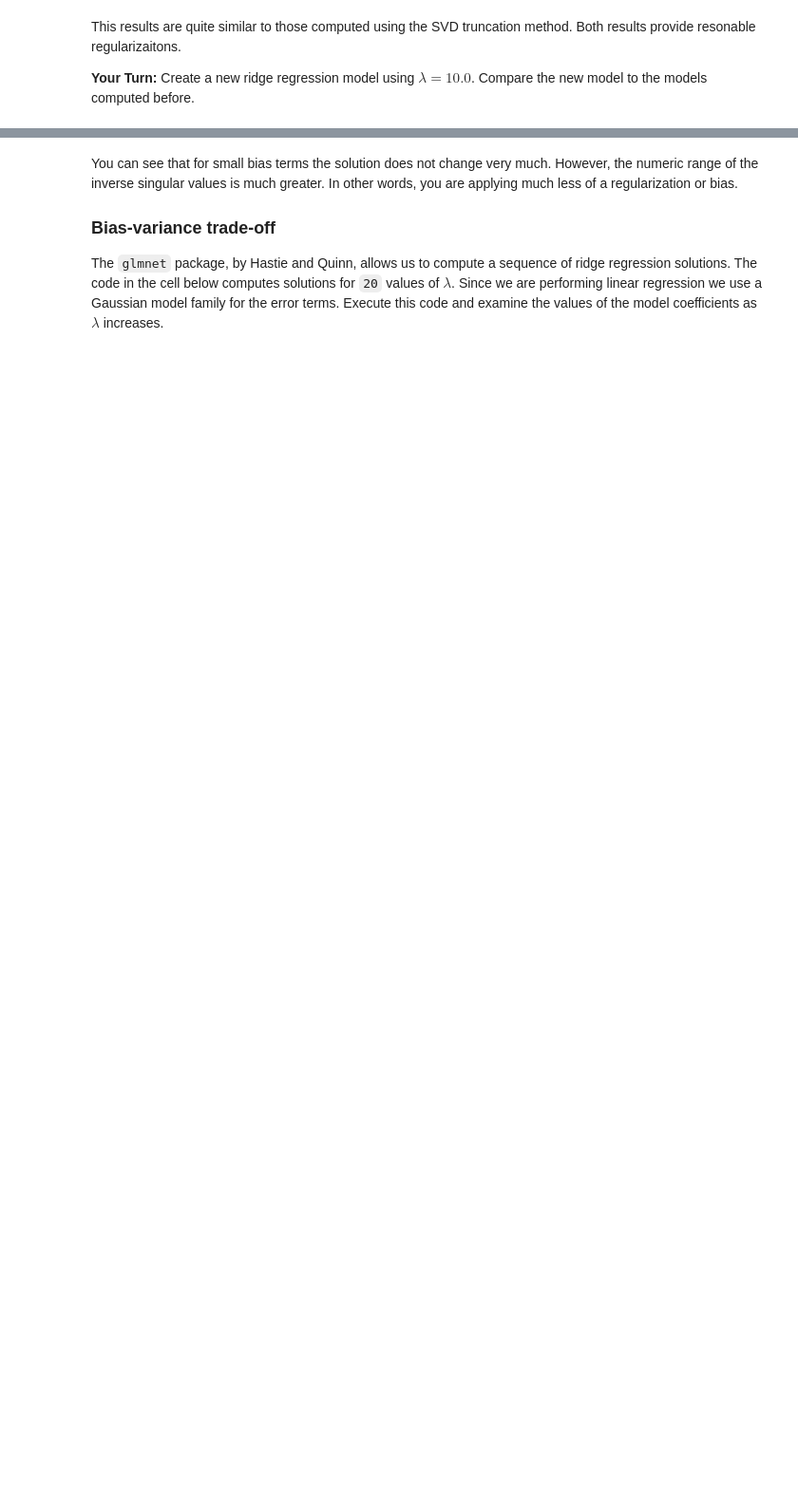
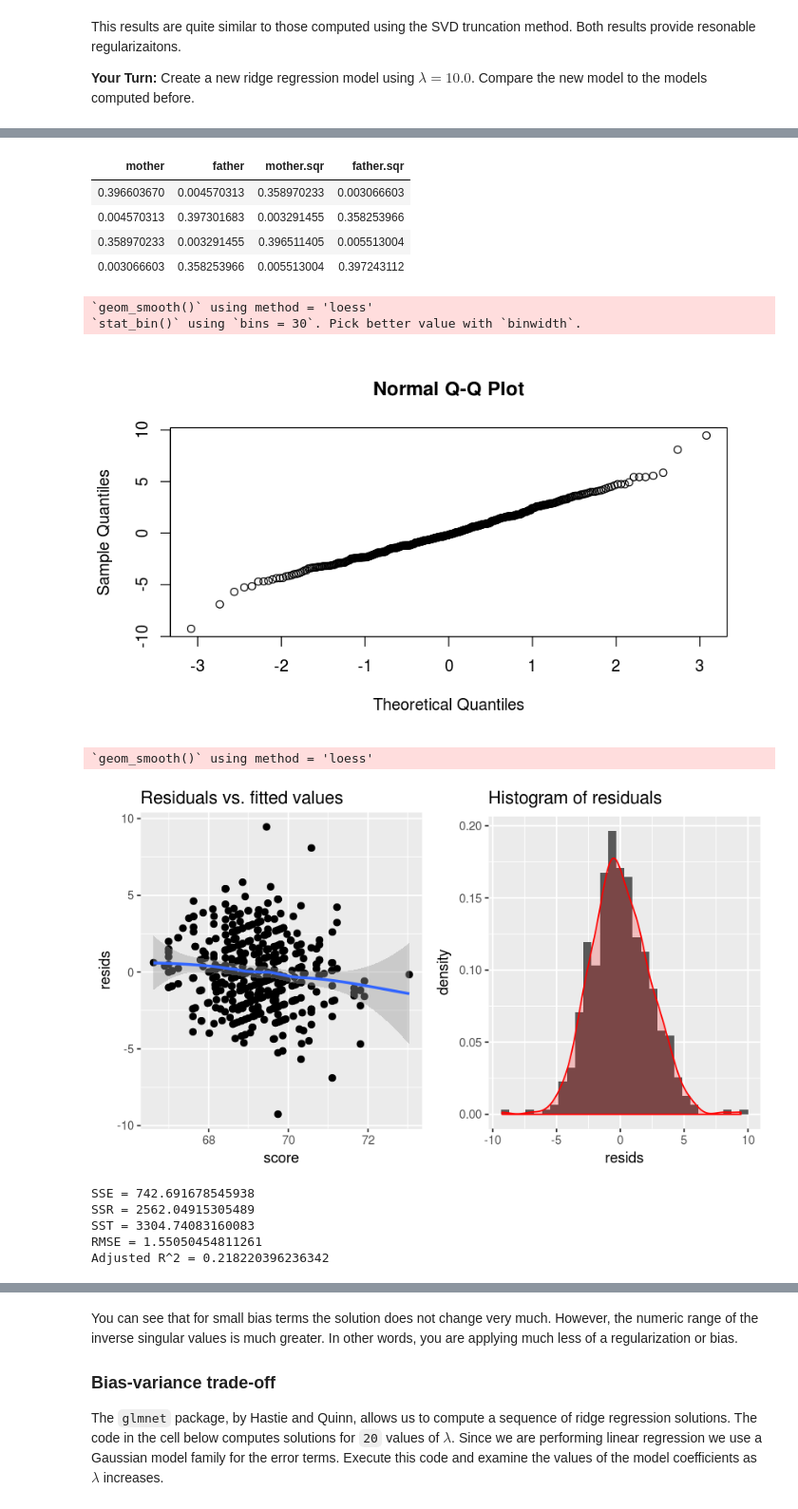
Before and after one commit to LeoSalemann/DataScience410, a Jupyter notebook: Lecture7/Regression2.ipynb, the cells around one changed output, grey strips where cells are left out. Shown at 95% size. Drawn from its saved outputs; the diff is of its cells as text; code cells hidden in the pictures; blank space fills up the shorter version.

```diff
--- a/Lecture7/Regression2.ipynb
+++ b/Lecture7/Regression2.ipynb
@@ -964,7 +1040,10 @@ mInv = svdM$v %*% mD %*% t(svdM$u)
 mInv
 MTMTM = mInv %*% (M)
 MTMTM
+
+b2 = mInv %*% males.ext$childHeight
 males.ext$score = M %*% b2 + mean(males.ext$childHeight)
 males.ext$resids = males.ext$score - males.ext$childHeight
 
 plot.svd.reg(males.ext)
+# %% [output]
@@ -970,0 +1060,15 @@ plot.svd.reg(males.ext)
+| mother | father | mother.sqr | father.sqr |
+| 0.396603670 | 0.004570313 | 0.358970233 | 0.003066603 |
+| 0.004570313 | 0.397301683 | 0.003291455 | 0.358253966 |
+| 0.358970233 | 0.003291455 | 0.396511405 | 0.005513004 |
+| 0.003066603 | 0.358253966 | 0.005513004 | 0.397243112 |
+`geom_smooth()` using method = 'loess'
+`stat_bin()` using `bins = 30`. Pick better value with `binwidth`.
+[figure, added]
+`geom_smooth()` using method = 'loess'
+[figure, added]
+SSE = 742.691678545938
+SSR = 2562.04915305489
+SST = 3304.74083160083
+RMSE = 1.55050454811261
+Adjusted R^2 = 0.218220396236342
```
Also changed, not shown: parts of 28 cells of this notebook.
